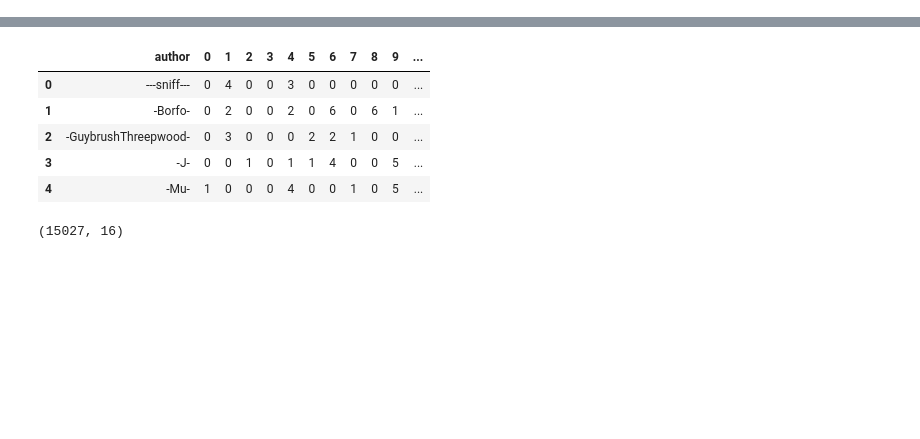
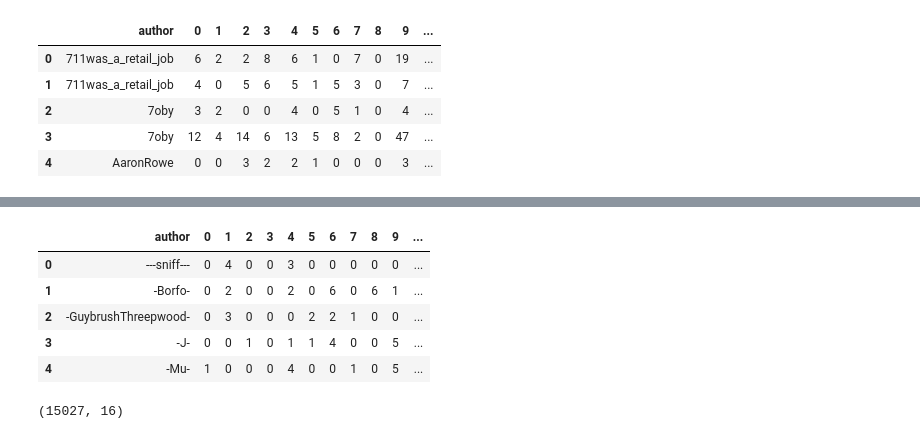
Before and after one commit to stmorse/gg, a Jupyter notebook: src/sandbox.ipynb, the cells around one changed output, grey strips where cells are left out. Drawn from its saved outputs; the diff is of its cells as text; code cells hidden in the pictures; blank space fills up the shorter version.

```diff
--- a/src/sandbox.ipynb
+++ b/src/sandbox.ipynb
@@ -21,3 +21,33 @@ import utils
 config = configparser.ConfigParser()
 config.read('../config.ini')
 g = config['general']
+# %%
+users = {}
+
+for year in [2007, 2008]:
+    users[year] = pd.read_csv(
+        os.path.join(g['save_path'], f'science/users/user_label_counts_{year}.csv'),
+    )
+    users[year]['year'] = year
+# %%
+# Find authors present in both dataframes
+common_authors = set(users[2007]['author']).intersection(users[2008]['author'])
+
+# Filter the dataframes for those authors
+filtered_2007 = users[2007][users[2007]['author'].isin(common_authors)]
+filtered_2008 = users[2008][users[2008]['author'].isin(common_authors)]
+
+# Vertically concatenate the two dataframes
+c_users = pd.concat([filtered_2007, filtered_2008], axis=0)
+
+# reorder rows so author's entries appear together
+c_users = c_users.sort_values(by=['author', 'year']).reset_index(drop=True)
+
+c_users.head()
+# %% [output]
+|  | author | 0 | 1 | 2 | 3 | 4 | 5 | 6 | 7 | 8 | 9 | ... |
+| 0 | 711was_a_retail_job | 6 | 2 | 2 | 8 | 6 | 1 | 0 | 7 | 0 | 19 | ... |
+| 1 | 711was_a_retail_job | 4 | 0 | 5 | 6 | 5 | 1 | 5 | 3 | 0 | 7 | ... |
+| 2 | 7oby | 3 | 2 | 0 | 0 | 4 | 0 | 5 | 1 | 0 | 4 | ... |
+| 3 | 7oby | 12 | 4 | 14 | 6 | 13 | 5 | 8 | 2 | 0 | 47 | ... |
+| 4 | AaronRowe | 0 | 0 | 3 | 2 | 2 | 1 | 0 | 0 | 0 | 3 | ... |
```
Also changed, not shown: parts of 7 cells of this notebook, 3 other files.
